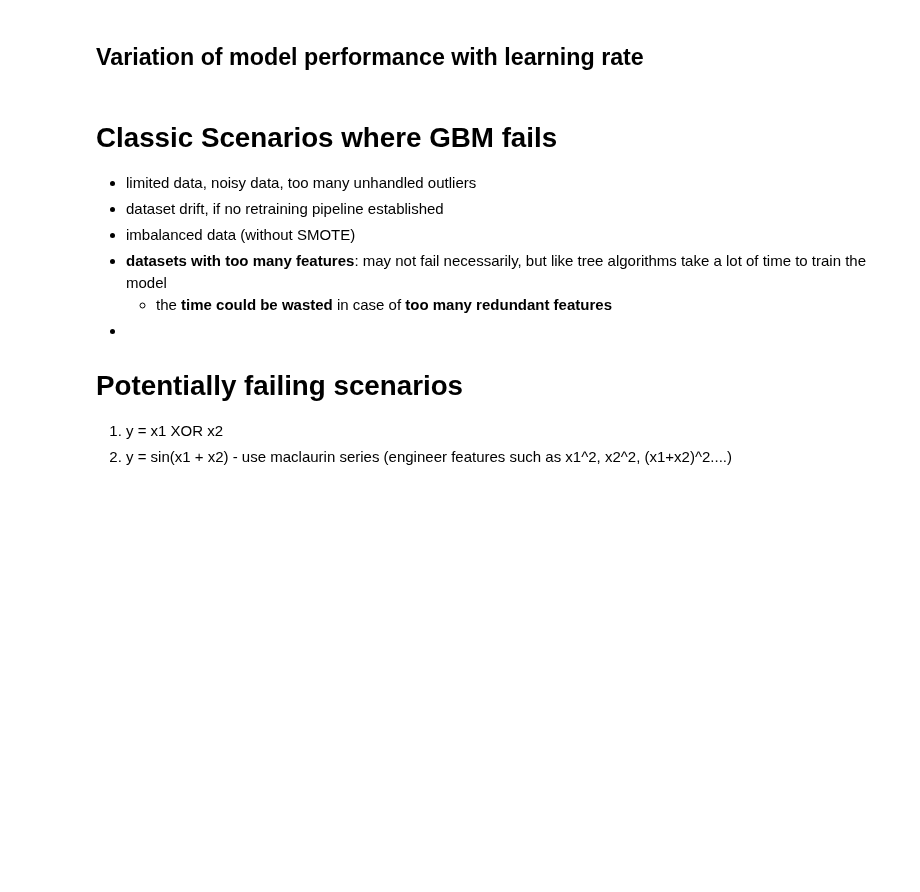
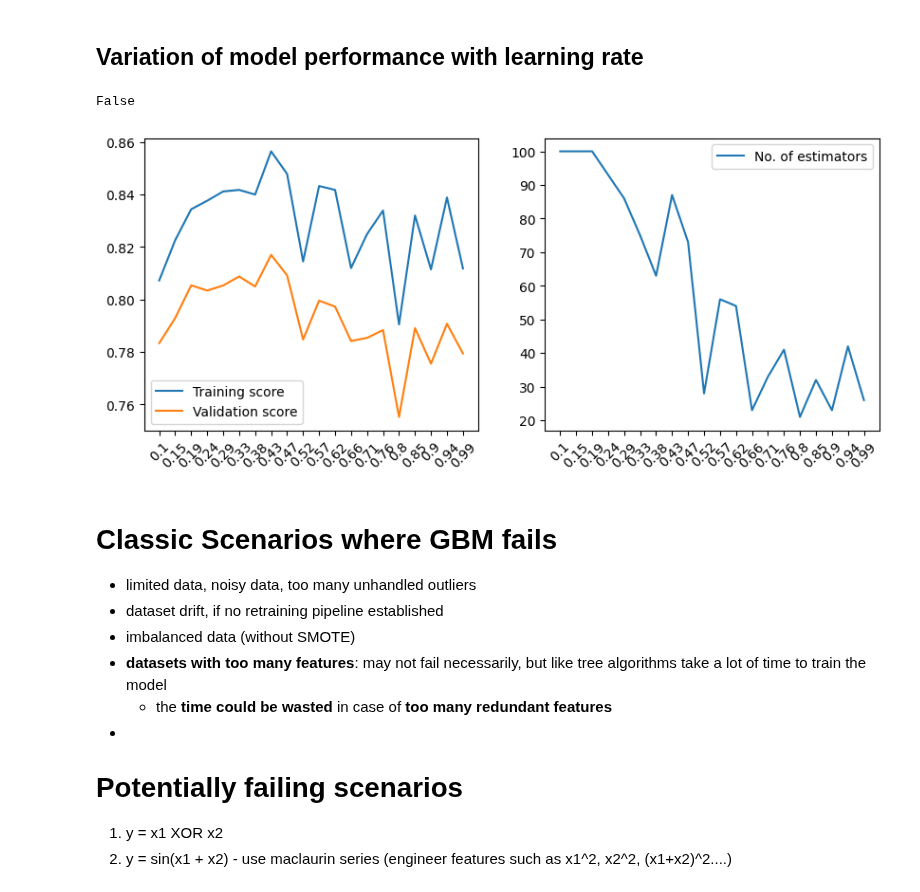
Before and after one commit to akshayDev17/Machine-Learning-Concepts, a Jupyter notebook: src/Ensemble Learning/GradientBoosting.ipynb, the cells around one changed output. Drawn from its saved outputs; the diff is of its cells as text; code cells hidden in the pictures; blank space fills up the shorter version.

```diff
--- a/src/Ensemble Learning/GradientBoosting.ipynb
+++ b/src/Ensemble Learning/GradientBoosting.ipynb
@@ -141,6 +147,35 @@ plt.tight_layout()
 plt.show()
 # %% [markdown]
 ## Variation of model performance with learning rate
+# %%
+X, y = fetch_california_housing(return_X_y=True)
+print(np.isnan(X).any())
+# %% [output]
+False
+# %%
+x_train, x_test, y_train, y_test = train_test_split(X, y, test_size=0.25, random_state=42)
+train_scores, val_scores, lrs, n_estimator_arr = [], [], [], []
+for lr in tqdm(np.linspace(0.1, 0.99, 20), "Processing different learning-rate based estimators..."):
+    gbr = GradientBoostingRegressor(n_iter_no_change=5, learning_rate=lr).fit(x_train, y_train)
+    n_estimator_arr.append(gbr.n_estimators_)
+    train_scores.append(gbr.score(x_train, y_train))
+    val_scores.append(gbr.score(x_test, y_test))
+    lrs.append(lr)
+# %%
+fig, ax = plt.subplots(1, 2, figsize=(10, 4))
+
+ax[0].plot(range(len(lrs)), train_scores, label='Training score')
+ax[0].plot(range(len(lrs)), val_scores, label='Validation score')
+ax[0].set_xticks(range(len(lrs)));ax[0].set_xticklabels(labels=[round(x, 2) for x in lrs], rotation=45)
+ax[0].legend()
+
+ax[1].plot(range(len(lrs)), n_estimator_arr, label='No. of estimators')
+ax[1].set_xticks(range(len(lrs)));ax[1].set_xticklabels(labels=[round(x, 2) for x in lrs], rotation=45)
+ax[1].legend()
+
+plt.show()
+# %% [output]
+[figure, added]
 # %% [markdown]
 # Classic Scenarios where GBM fails
 - limited data, noisy data, too many unhandled outliers
```
Also changed, not shown: parts of 3 cells of this notebook, 5 other files.
